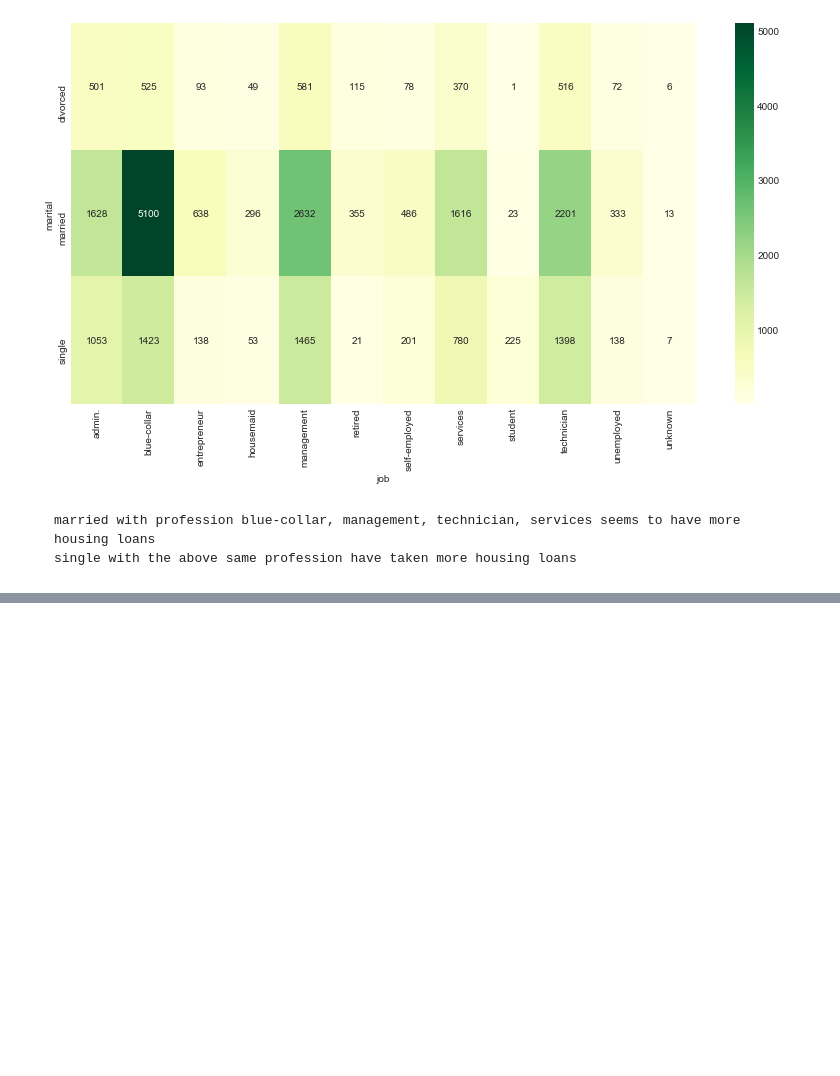
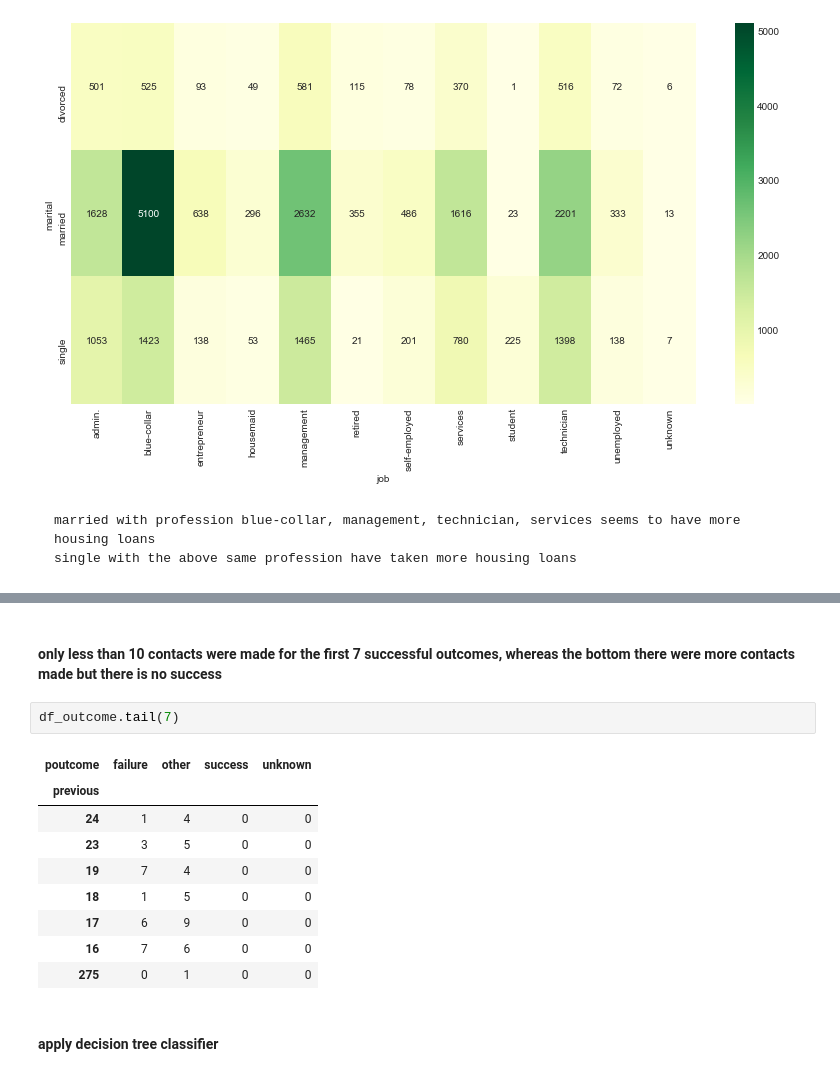
Before and after one commit to NAnnamalai/python_data_analysis, a Jupyter notebook: bank_customer_analysis.ipynb, the cells around one changed output, grey strips where cells are left out. Cells and saved outputs as stored; diff of their text form; blank space fills up the shorter version.

```diff
--- a/bank_customer_analysis.ipynb
+++ b/bank_customer_analysis.ipynb
@@ -229,0 +275,16 @@ sns.heatmap(housing_loan, annot=True, fmt="g", cmap='YlGn')
+# %% [markdown]
+#### only less than 10 contacts were made for the first 7 successful outcomes, whereas the bottom there were more contacts made but there is no success
+# %%
+df_outcome.tail(7)
+# %% [output]
+| poutcome | failure | other | success | unknown |
+| previous |  |  |  |  |
+| 24 | 1 | 4 | 0 | 0 |
+| 23 | 3 | 5 | 0 | 0 |
+| 19 | 7 | 4 | 0 | 0 |
+| 18 | 1 | 5 | 0 | 0 |
+| 17 | 6 | 9 | 0 | 0 |
+| 16 | 7 | 6 | 0 | 0 |
+| 275 | 0 | 1 | 0 | 0 |
+# %% [markdown]
+#### apply decision tree classifier
```
Also changed, not shown: parts of 21 cells of this notebook.
